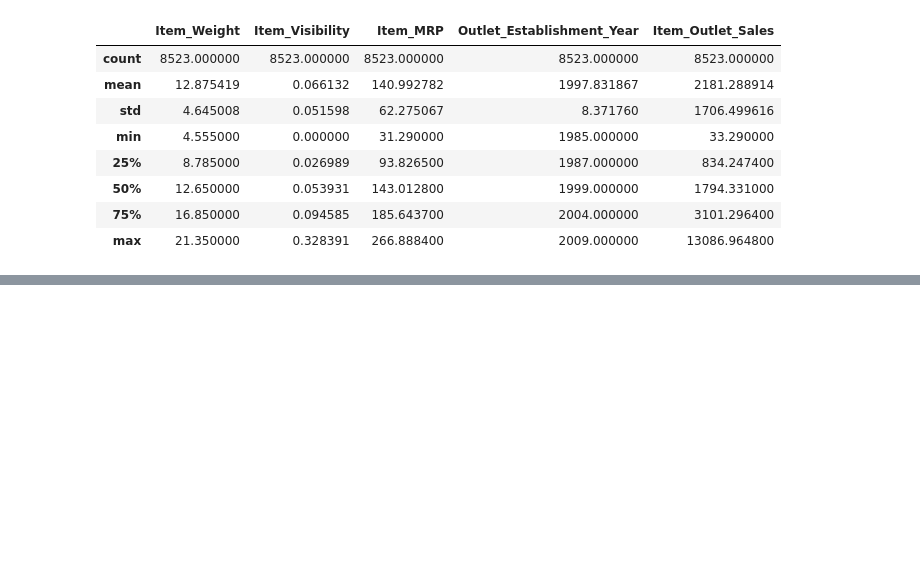
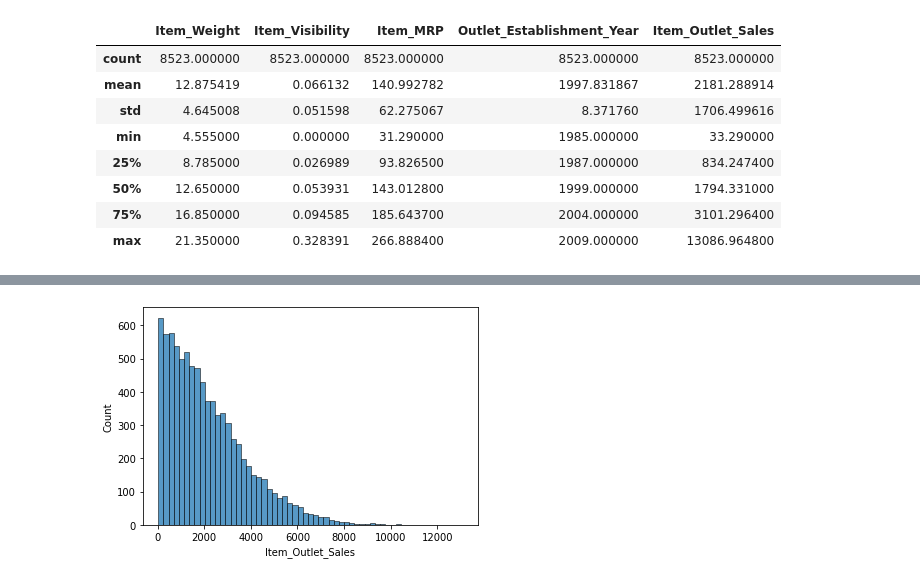
Before and after one commit to red0078/food-sales-predictions, a Jupyter notebook: SalesPrediction.ipynb, the cells around one changed output, grey strips where cells are left out. Saved outputs shown, nothing was run; the diff lists cells and outputs as text; code cells hidden in the pictures; blank space fills up the shorter version.

```diff
--- a/SalesPrediction.ipynb
+++ b/SalesPrediction.ipynb
@@ -268,0 +312,5 @@ df.describe()
+# %%
+# plot the Item_Outlet_Sales
+ax = sns.histplot(data = df, x='Item_Outlet_Sales')
+# %% [output]
+[figure, added]
```
Also changed, not shown: parts of 23 cells of this notebook.
